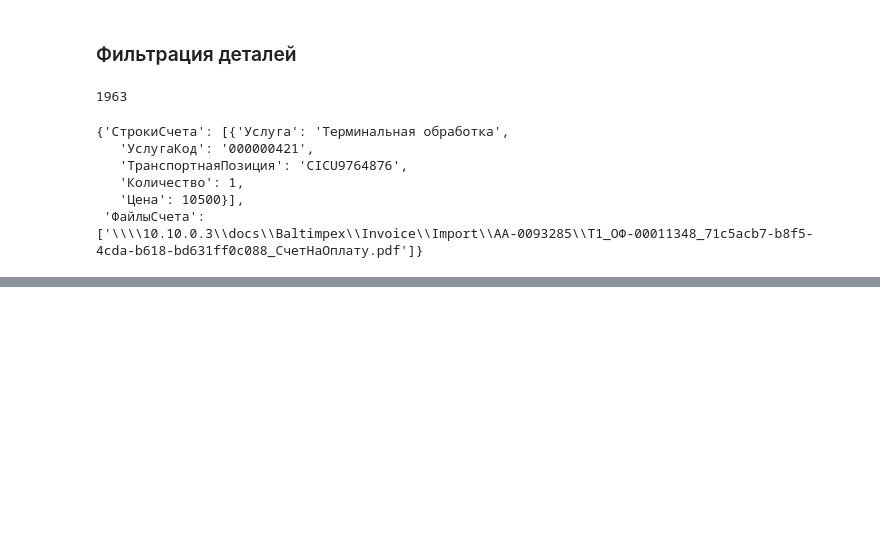
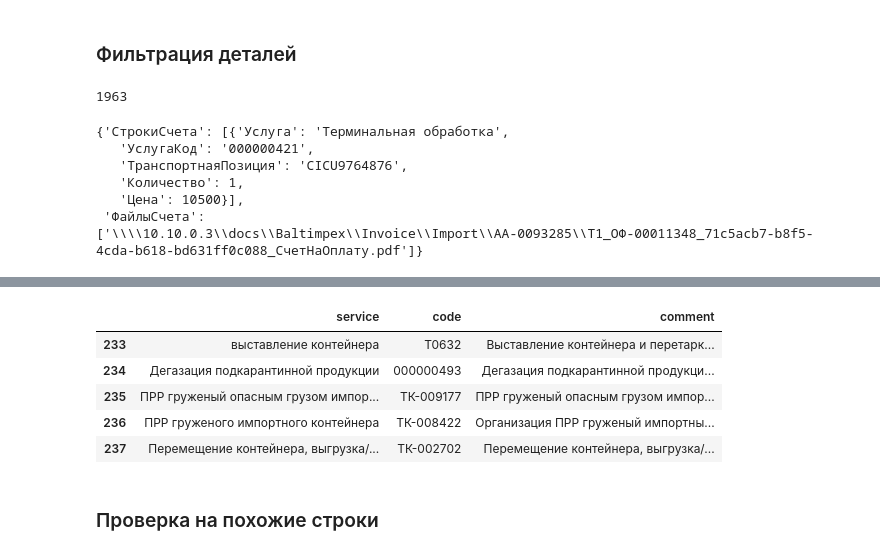
Before and after one commit to maxfil333/invoice_scanner, a Jupyter notebook: src/service_generator.ipynb, the cells around one changed output, grey strips where cells are left out. Cells and saved outputs as stored; diff of their text form; code cells hidden in the pictures; blank space fills up the shorter version.

```diff
--- a/src/service_generator.ipynb
+++ b/src/service_generator.ipynb
@@ -172,0 +302,10 @@ with open(file, 'w', encoding='utf-8') as f:
+# %%
+df = df.drop_duplicates().reset_index(drop=True)
+df.tail()
+# %% [output]
+|  | service | code | comment |
+| 233 | выставление контейнера | Т0632 | Выставление контейнера и перетарк... |
+| 234 | Дегазация подкарантинной продукции | 000000493 | Дегазация подкарантинной продукци... |
+| 235 | ПРР груженый опасным грузом импор... | ТК-009177 | ПРР груженый опасным грузом импор... |
+| 236 | ПРР груженого импортного контейнера | ТК-008422 | Организация ПРР груженый импортны... |
+| 237 | Перемещение контейнера, выгрузка/... | ТК-002702 | Перемещение контейнера, выгрузка/... |
@@ -172,0 +318,2 @@ with open(file, 'w', encoding='utf-8') as f:
+# %% [markdown]
+### Проверка на похожие строки
```
Also changed, not shown: parts of 25 cells of this notebook, 2 other files.
